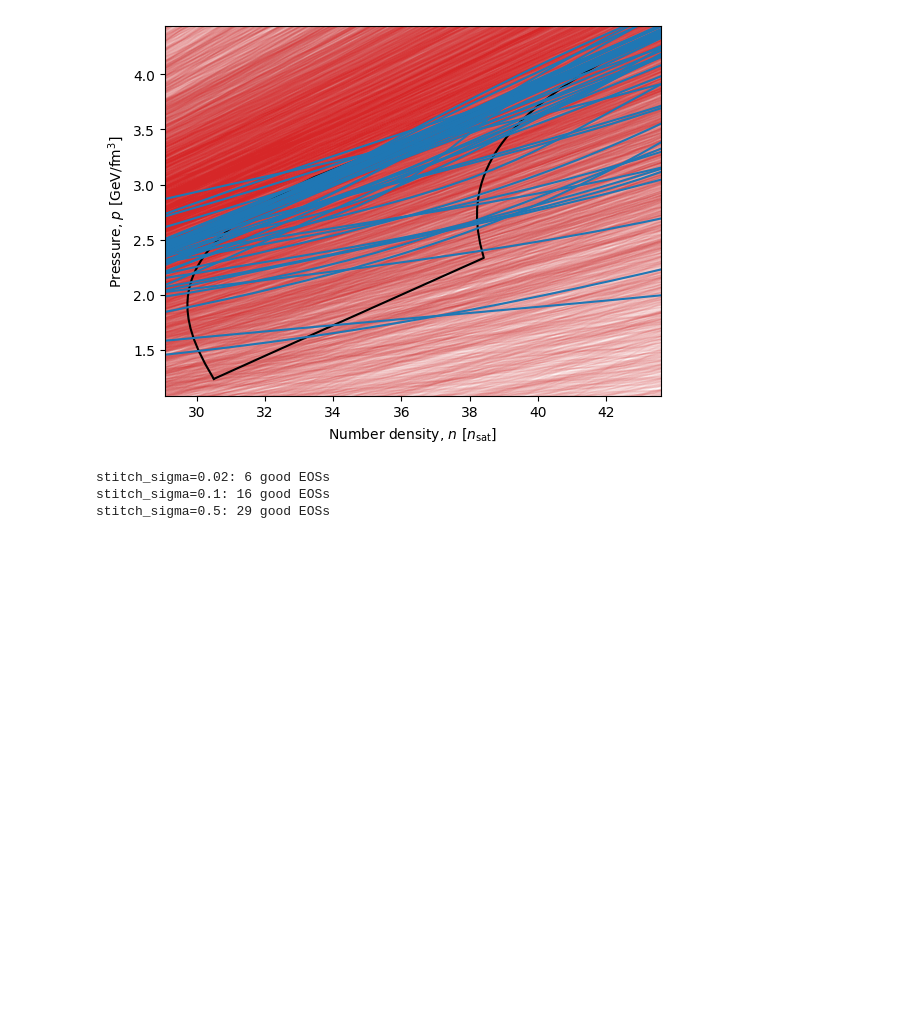
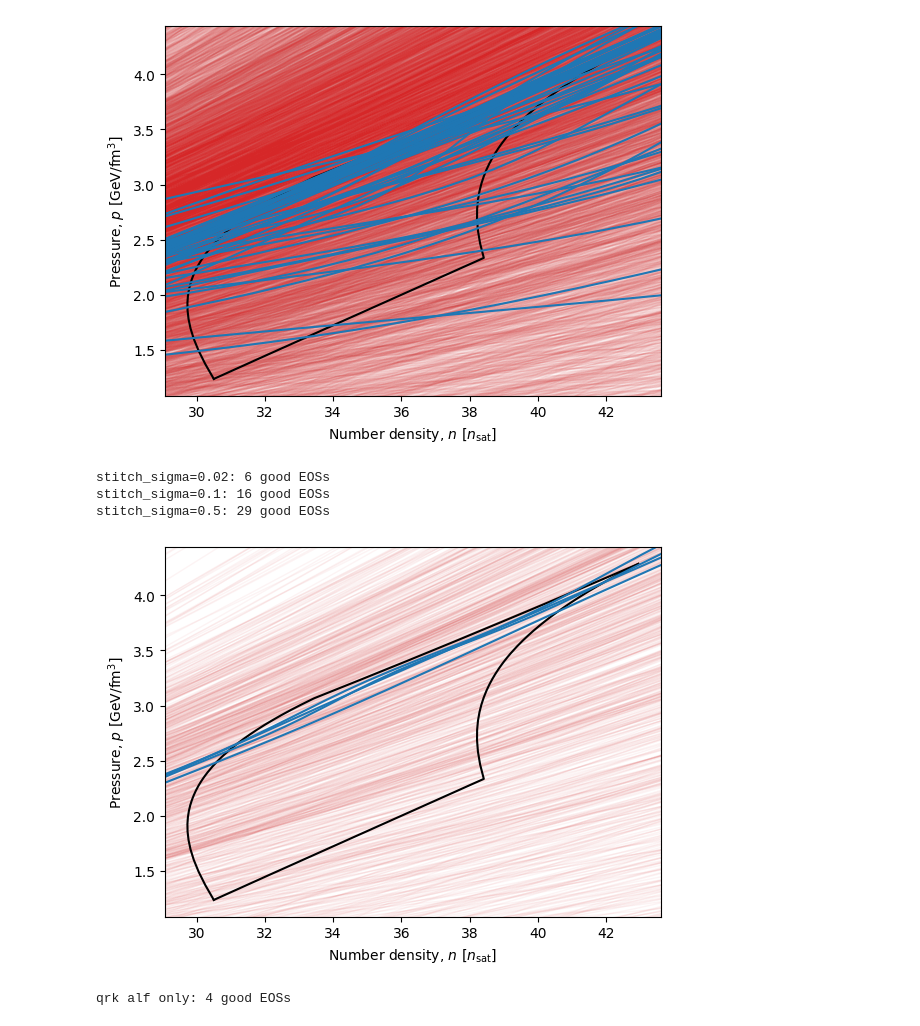
Before and after one commit to eliotfinch/pqcd, a Jupyter notebook: notebooks/check_modified_eos_efficiency.ipynb, the cells around one changed output. Cells and saved outputs as stored; diff of their text form; code cells hidden in the pictures; blank space fills up the shorter version.

Commit message:
Update modified GP notebooks

```diff
--- a/notebooks/check_modified_eos_efficiency.ipynb
+++ b/notebooks/check_modified_eos_efficiency.ipynb
@@ -234,3 +234,73 @@ for key, label in set_keys.items():
 stitch_sigma=0.02: 6 good EOSs
 stitch_sigma=0.1: 16 good EOSs
 stitch_sigma=0.5: 29 good EOSs
+# %%
+# Campaign numbers to compare
+sets = [5]
+
+# Campaign descriptions
+set_keys = {
+    5: 'qrk alf only',
+}
+
+N_samp = 1000
+
+good_EOSs = {s: [] for s in sets}
+
+pqcd_region_dict = pqcd.get_pqcd_region()
+
+fig, ax = plt.subplots()
+
+ax.plot(
+    pqcd_region_dict['left_n_boundary']/nsat,
+    pqcd_region_dict['left_p_boundary'],
+    c='k',
+    zorder=2
+    )
+
+ax.plot(
+    pqcd_region_dict['right_n_boundary']/nsat,
+    pqcd_region_dict['right_p_boundary'],
+    c='k',
+    zorder=2
+    )
+
+xlim = ax.get_xlim()
+ylim = ax.get_ylim()
+
+for s in sets:
+    for variety in ['qrk']:
+        for ni in range(N_samp):
+
+            eos = pd.read_csv(f'../data/eos-draws-modified/{s:02}/{variety}agn/eos-draw-{ni:06}.csv')
+
+            if pqcd.consistent_with_pqcd(eos, pqcd_region_dict):
+                good_EOSs[s].append((variety, ni))
+                ax.plot(
+                    to_nucleons_per_cubic_femtometre(eos.baryon_density)/nsat,
+                    to_GeV_per_cubic_femtometre(eos.pressurec2),
+                    c='C0'
+                )
+
+            else:
+                ax.plot(
+                    to_nucleons_per_cubic_femtometre(eos.baryon_density)/nsat,
+                    to_GeV_per_cubic_femtometre(eos.pressurec2),
+                    c='C3',
+                    alpha=0.05,
+                    lw=1,
+                    zorder=0.5
+                )
+
+ax.set_xlim(xlim)
+ax.set_ylim(ylim)
+
+ax.set_xlabel(r'Number density, $n$ [$n_{\rm sat}$]')
+_ = ax.set_ylabel(r'Pressure, $p$ [GeV/fm$^3$]')
+# %% [output]
+[figure, added]
+# %%
+for key, label in set_keys.items():
+    print(f'{label}: {len(good_EOSs[key])} good EOSs')
+# %% [output]
+qrk alf only: 4 good EOSs
```
Also changed, not shown: 3 other files.
